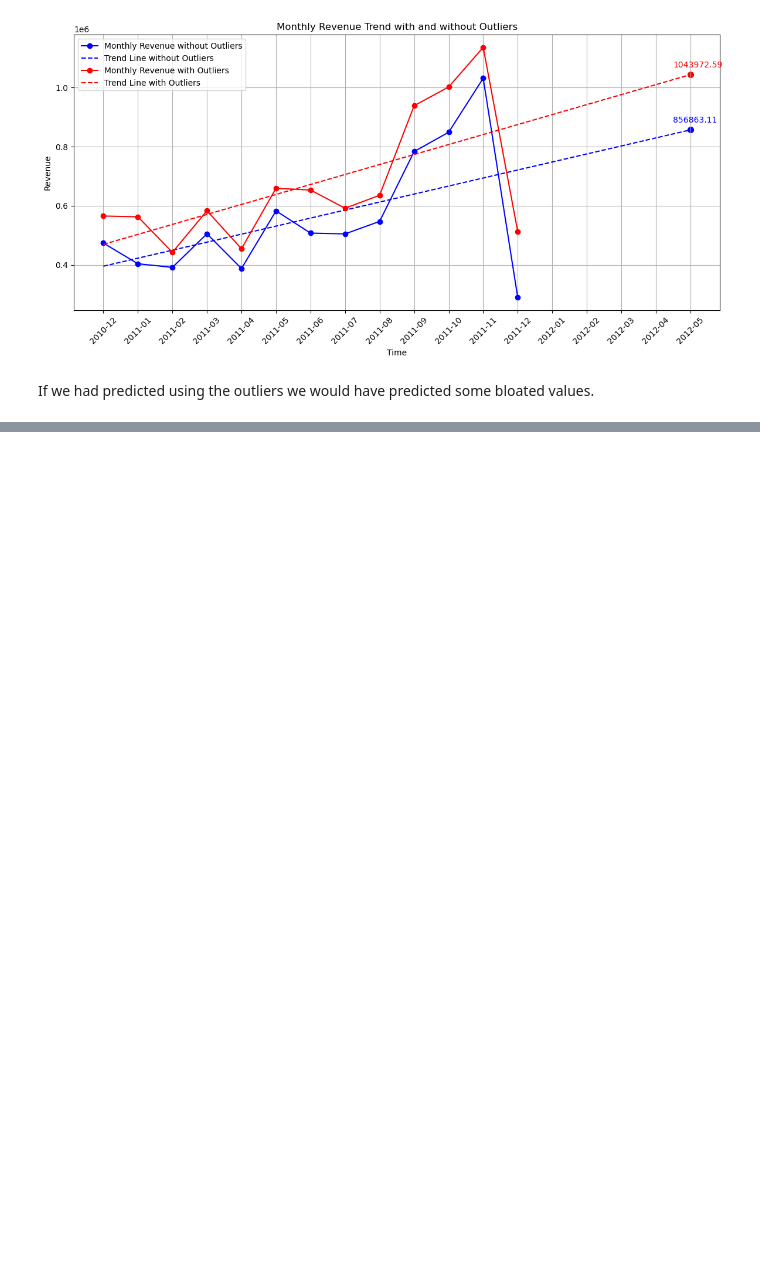
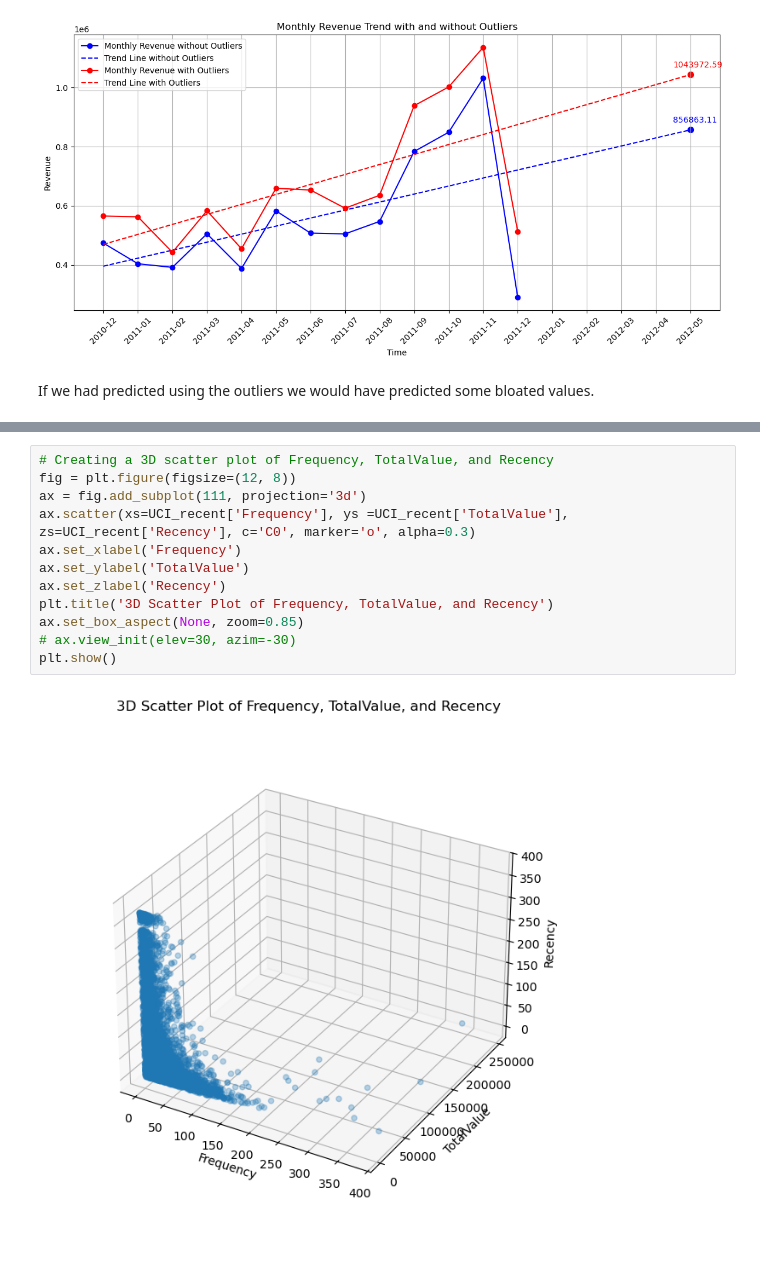
Before and after one commit to TanuTiwari4722/Freeflow_Task, a Jupyter notebook: PS2.ipynb, the cells around one changed output, grey strips where cells are left out. Saved outputs shown, nothing was run; the diff lists cells and outputs as text; blank space fills up the shorter version.

```diff
--- a/PS2.ipynb
+++ b/PS2.ipynb
@@ -859,0 +958,14 @@ Removing outliers can help in better prediction of the data.|
+# %%
+# Creating a 3D scatter plot of Frequency, TotalValue, and Recency
+fig = plt.figure(figsize=(12, 8))
+ax = fig.add_subplot(111, projection='3d')
+ax.scatter(xs=UCI_recent['Frequency'], ys =UCI_recent['TotalValue'], zs=UCI_recent['Recency'], c='C0', marker='o', alpha=0.3)
+ax.set_xlabel('Frequency')
+ax.set_ylabel('TotalValue')
+ax.set_zlabel('Recency')
+plt.title('3D Scatter Plot of Frequency, TotalValue, and Recency')
+ax.set_box_aspect(None, zoom=0.85)
+# ax.view_init(elev=30, azim=-30)
+plt.show()
+# %% [output]
+[figure, added]
```
Also changed, not shown: parts of 18 cells of this notebook.
